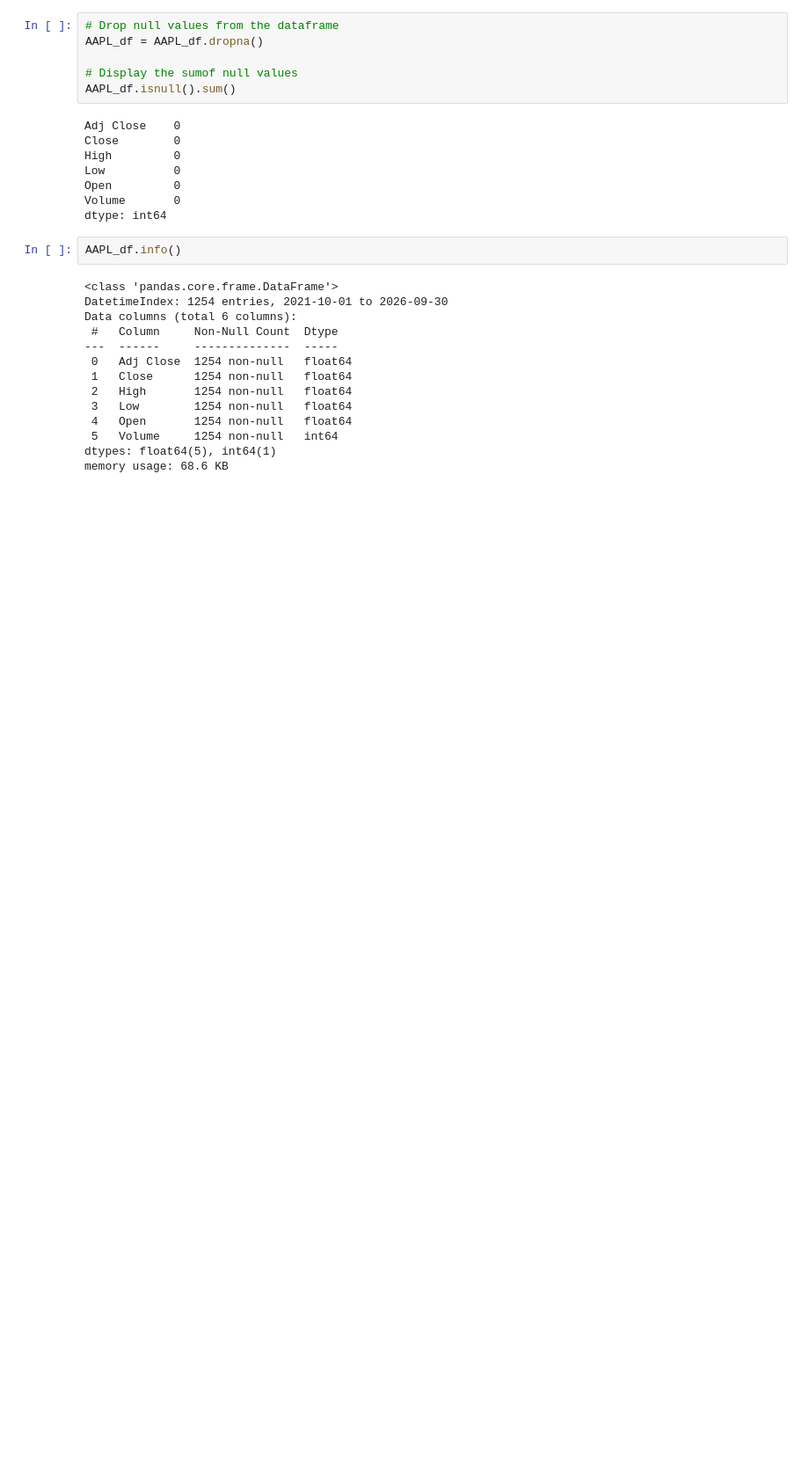
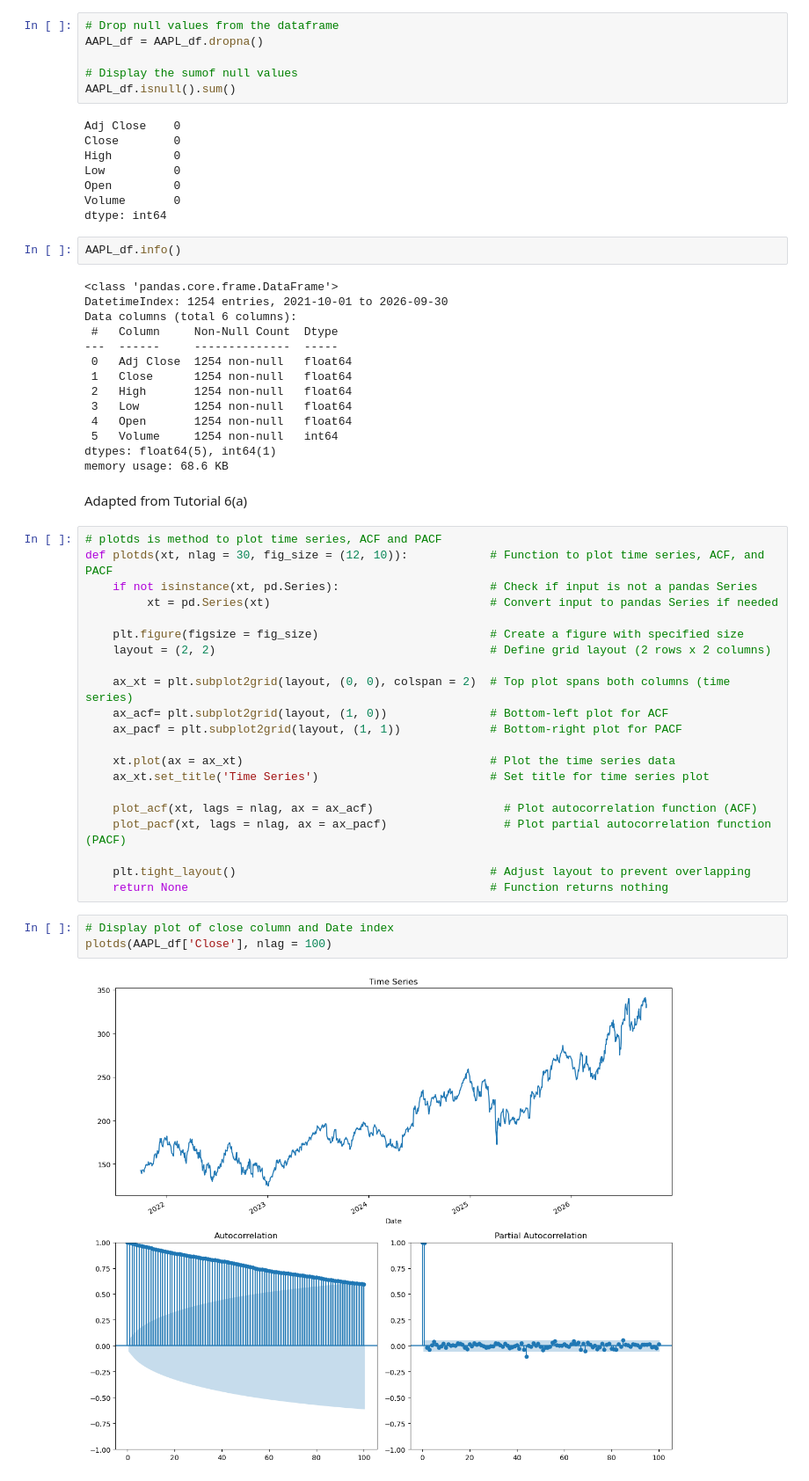
Before and after one commit to achbahri/CA1-2026167-machine, a Jupyter notebook: CA1_Achraf_Bahri_2026167.ipynb, the cells around one changed output. Shown at 88% size. Drawn from its saved outputs; the diff is of its cells as text; blank space fills up the shorter version.

```diff
--- a/CA1_Achraf_Bahri_2026167.ipynb
+++ b/CA1_Achraf_Bahri_2026167.ipynb
@@ -81,3 +85,31 @@ Data columns (total 6 columns):
  5   Volume     1254 non-null   int64
 dtypes: float64(5), int64(1)
 memory usage: 68.6 KB
+# %% [markdown]
+Adapted from Tutorial 6(a)
+# %%
+# plotds is method to plot time series, ACF and PACF
+def plotds(xt, nlag = 30, fig_size = (12, 10)):            # Function to plot time series, ACF, and PACF
+    if not isinstance(xt, pd.Series):                      # Check if input is not a pandas Series
+         xt = pd.Series(xt)                                # Convert input to pandas Series if needed
+
+    plt.figure(figsize = fig_size)                         # Create a figure with specified size
+    layout = (2, 2)                                        # Define grid layout (2 rows x 2 columns)
+
+    ax_xt = plt.subplot2grid(layout, (0, 0), colspan = 2)  # Top plot spans both columns (time series)
+    ax_acf= plt.subplot2grid(layout, (1, 0))               # Bottom-left plot for ACF
+    ax_pacf = plt.subplot2grid(layout, (1, 1))             # Bottom-right plot for PACF
+
+    xt.plot(ax = ax_xt)                                    # Plot the time series data
+    ax_xt.set_title('Time Series')                         # Set title for time series plot
+
+    plot_acf(xt, lags = nlag, ax = ax_acf)                   # Plot autocorrelation function (ACF)
+    plot_pacf(xt, lags = nlag, ax = ax_pacf)                 # Plot partial autocorrelation function (PACF)
+
+    plt.tight_layout()                                     # Adjust layout to prevent overlapping
+    return None                                            # Function returns nothing
+# %%
+# Display plot of close column and Date index
+plotds(AAPL_df['Close'], nlag = 100)
+# %% [output]
+[figure, added]
```
Also changed, not shown: parts of 14 cells of this notebook.
